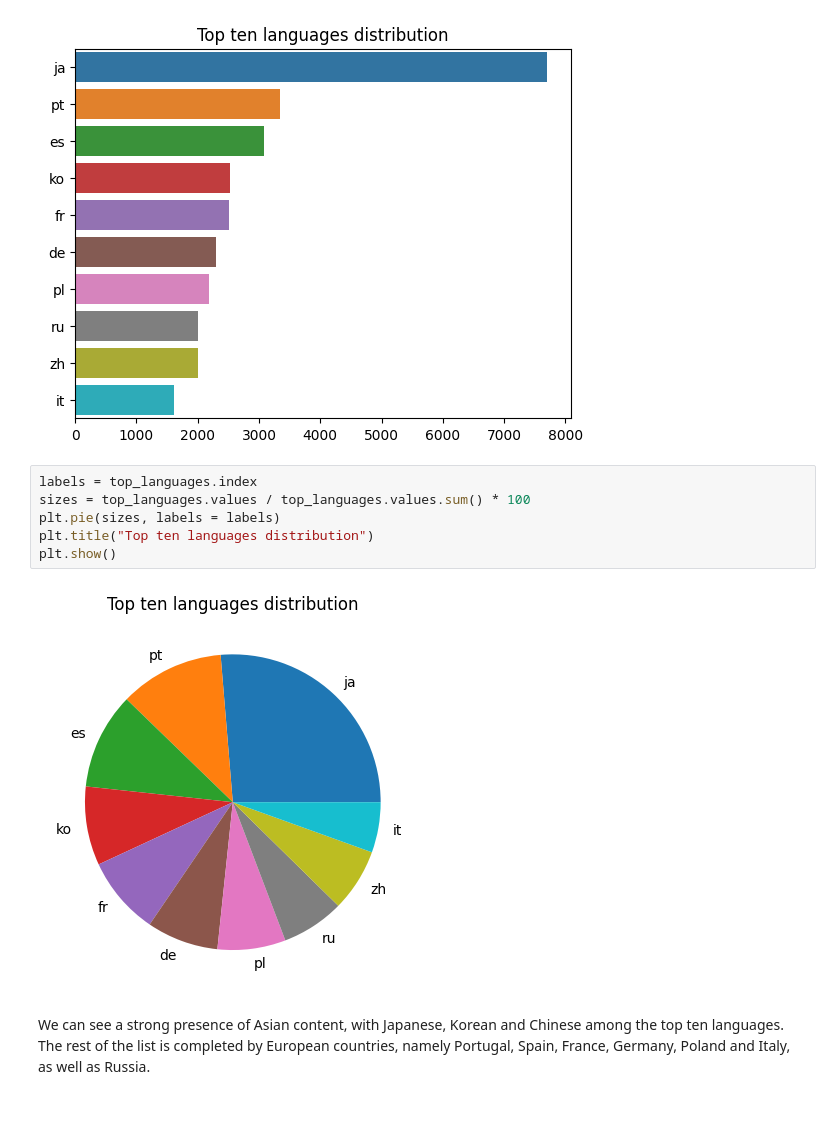
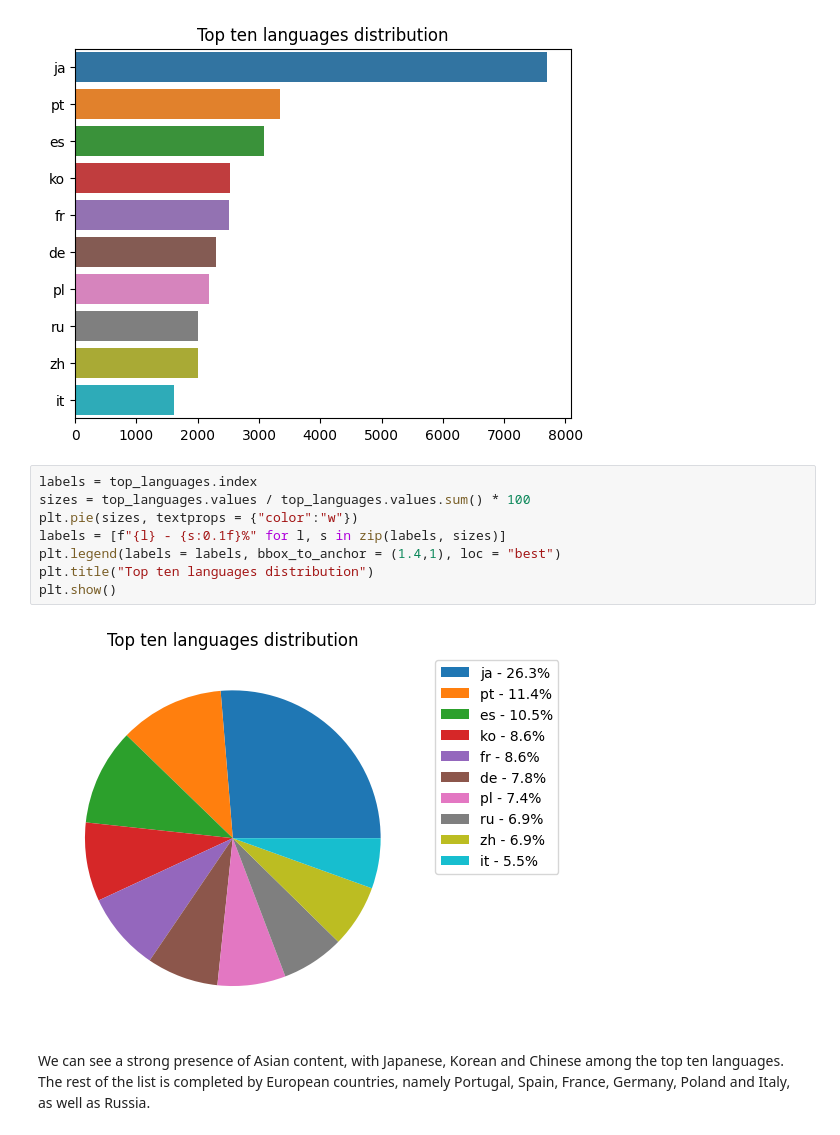
Before and after one commit to giovanni-cutri/flashpoint-analytics, a Jupyter notebook: notebooks/flashpoint_analytics_python.ipynb, the cells around one changed output. Drawn from its saved outputs; the diff is of its cells as text.

```diff
--- a/notebooks/flashpoint_analytics_python.ipynb
+++ b/notebooks/flashpoint_analytics_python.ipynb
@@ -365,11 +371,13 @@ sns.barplot(x = top_languages.values, y = top_languages.index, orient = "h").set
 # %%
 labels = top_languages.index
 sizes = top_languages.values / top_languages.values.sum() * 100
-plt.pie(sizes, labels = labels)
+plt.pie(sizes, textprops = {"color":"w"})
+labels = [f"{l} - {s:0.1f}%" for l, s in zip(labels, sizes)]
+plt.legend(labels = labels, bbox_to_anchor = (1.4,1), loc = "best")
 plt.title("Top ten languages distribution")
 plt.show()
 # %% [output]
-[figure, old version]
+[figure, new version]
 # %% [markdown]
 We can see a strong presence of Asian content, with Japanese, Korean and Chinese among the top ten languages. The rest of the list is completed by European countries, namely Portugal, Spain, France, Germany, Poland and Italy, as well as Russia.
 # %% [markdown]
```
Also changed, not shown: parts of 5 cells of this notebook, 3 other files.
